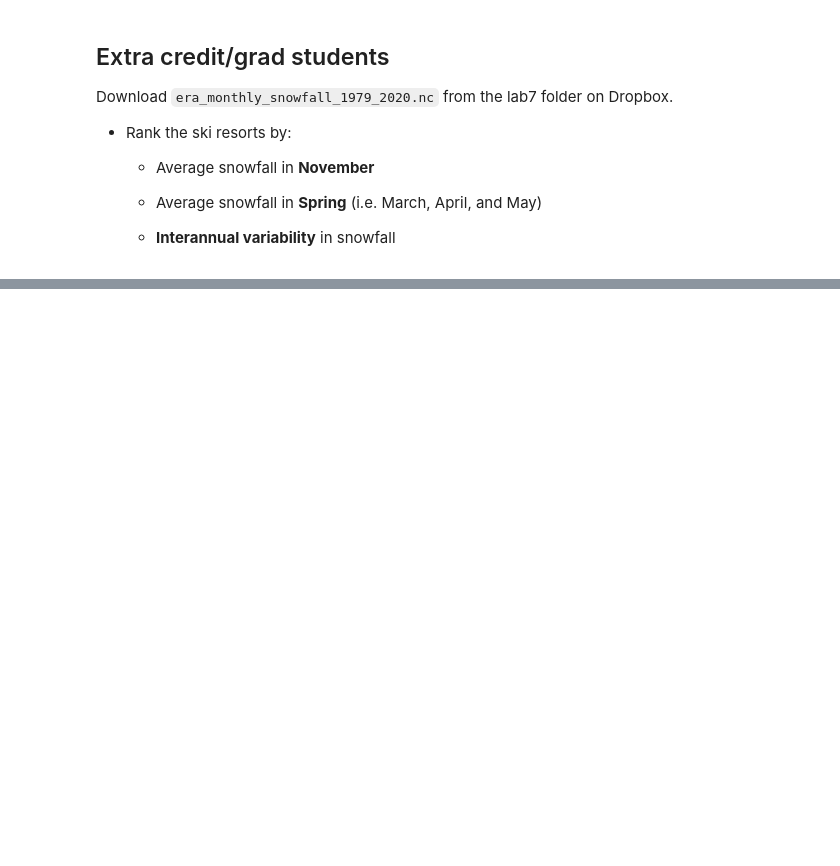
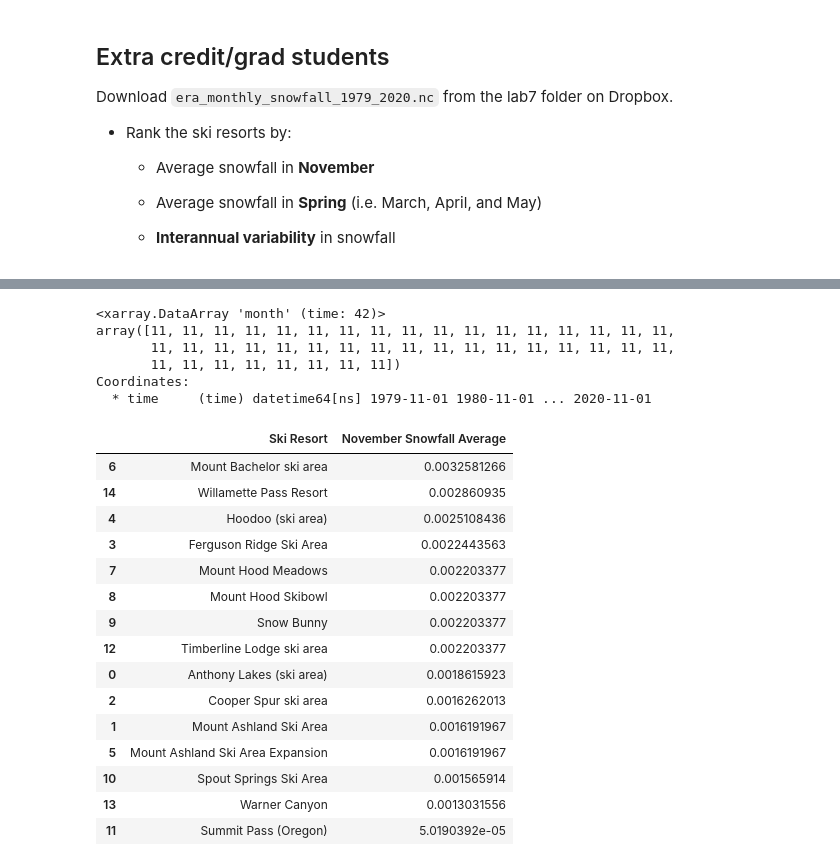
Before and after one commit to ianvd/geospatial-data-science, a Jupyter notebook: labs/lab7/VanDusen_lab7_submission.ipynb, the cells around one changed output, grey strips where cells are left out. Drawn from its saved outputs; the diff is of its cells as text; code cells hidden in the pictures; blank space fills up the shorter version.

```diff
--- a/labs/lab7/VanDusen_lab7_submission.ipynb
+++ b/labs/lab7/VanDusen_lab7_submission.ipynb
@@ -761,25 +679,0 @@ avg_nov_snowfalls.sort_values(by=['avg_nov_snowfall'],ascending = False)
-# %%
-avg_spring_snowfalls = pd.DataFrame()
-avg_spring_snowfalls_dict = {}
-for ski_area in ski_name_loc:
-    spring_snowfall = []
-    cell = mxds.sel(latitude=float(ski_area[1][0]), longitude=float(ski_area[1][1]), method='nearest')
-    counter = 0
-    for month in cell['time']:
-        month_str = str(month['time'].values)
-
-        if month_str[5:7] == '03' and month_str[5:7] == '04' and month_str[5:7] == '05':
-            spring_snowfall.append(cell['sf'][counter].values)
-        counter += 1
-
-    total_spring_snowfall = 0
-    for i in range(len(spring_snowfall)):
-        total_spring_snowfall += spring_snowfall[i]
-    avg_spring_snowfall = total_spring_snowfall/len(spring_snowfall)*100
-
-    avg_spring_snowfalls_dict['name'] = [ski_area[0]]
-    avg_spring_snowfalls_dict['avg_spring_snowfall'] = avg_spring_snowfall
-    print(avg_spring_snowfalls_dict)
-
-
-    avg_spring_snowfalls= pd.concat([pd.DataFrame(avg_spring_snowfalls_dict), avg_spring_snowfalls], ignore_index = True, axis =0)
@@ -820,0 +705,12 @@ avg_spring_snowfalls.sort_values(by=['avg_spring_snowfall'],ascending = False)
+# %%
+month_idxs = mxds.groupby('time.month')
+# %%
+nov_izds = month_idxs[11]
+nov_izds["time.month"]
+# %% [output]
+<xarray.DataArray 'month' (time: 42)>
+array([11, 11, 11, 11, 11, 11, 11, 11, 11, 11, 11, 11, 11, 11, 11, 11, 11,
+       11, 11, 11, 11, 11, 11, 11, 11, 11, 11, 11, 11, 11, 11, 11, 11, 11,
+       11, 11, 11, 11, 11, 11, 11, 11])
+Coordinates:
+  * time     (time) datetime64[ns] 1979-11-01 1980-11-01 ... 2020-11-01
@@ -820,0 +728,19 @@ avg_spring_snowfalls.sort_values(by=['avg_spring_snowfall'],ascending = False)
+# %%
+oregon_snow.sort_values(['November Snowfall Average'], ascending=False)
+# %% [output]
+|  | Ski Resort | November Snowfall Average |
+| 6 | Mount Bachelor ski area | 0.0032581266 |
+| 14 | Willamette Pass Resort | 0.002860935 |
+| 4 | Hoodoo (ski area) | 0.0025108436 |
+| 3 | Ferguson Ridge Ski Area | 0.0022443563 |
+| 7 | Mount Hood Meadows | 0.002203377 |
+| 8 | Mount Hood Skibowl | 0.002203377 |
+| 9 | Snow Bunny | 0.002203377 |
+| 12 | Timberline Lodge ski area | 0.002203377 |
+| 0 | Anthony Lakes (ski area) | 0.0018615923 |
+| 2 | Cooper Spur ski area | 0.0016262013 |
+| 1 | Mount Ashland Ski Area | 0.0016191967 |
+| 5 | Mount Ashland Ski Area Expansion | 0.0016191967 |
+| 10 | Spout Springs Ski Area | 0.001565914 |
+| 13 | Warner Canyon | 0.0013031556 |
+| 11 | Summit Pass (Oregon) | 5.0190392e-05 |
```
Also changed, not shown: parts of 33 cells of this notebook.
